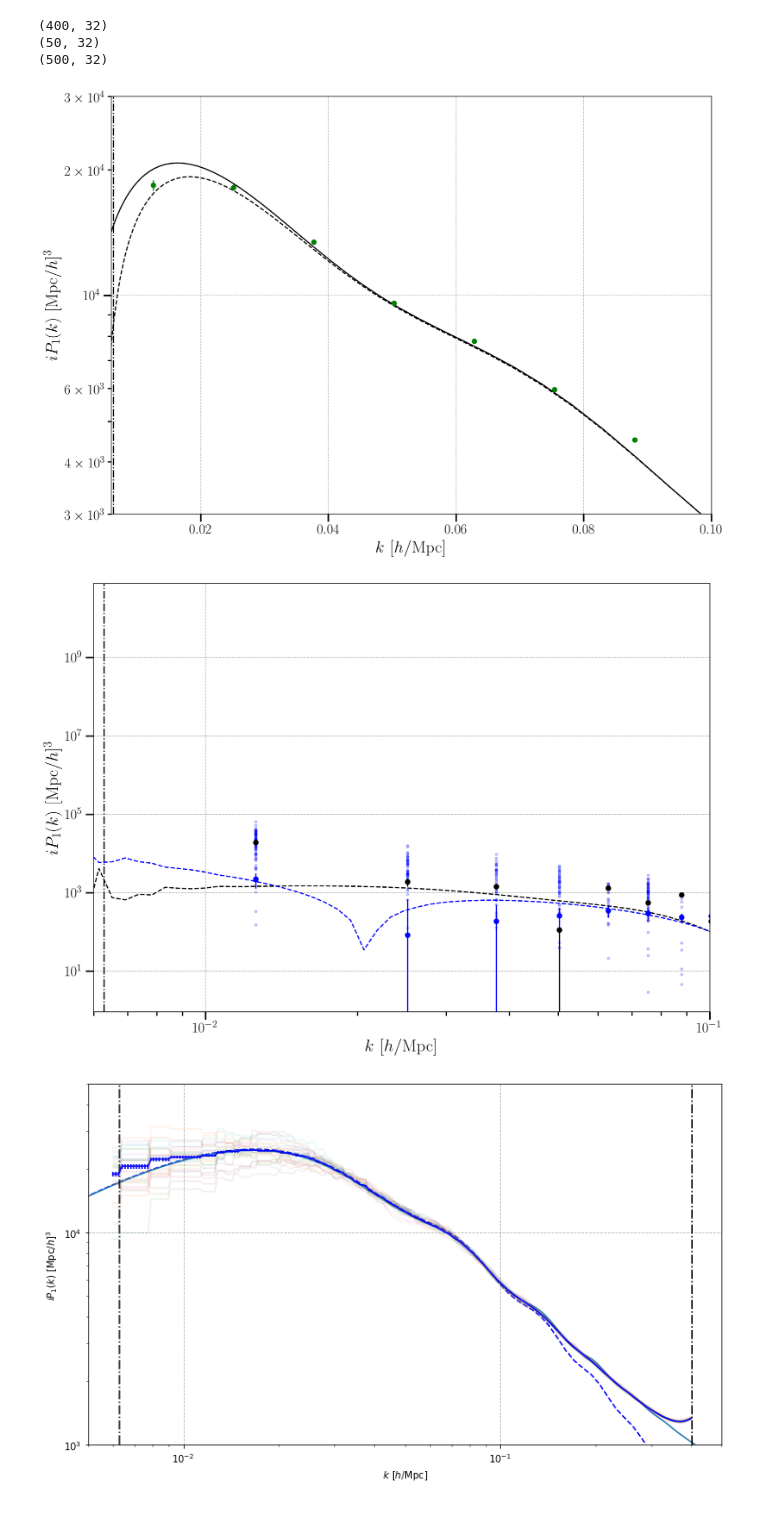
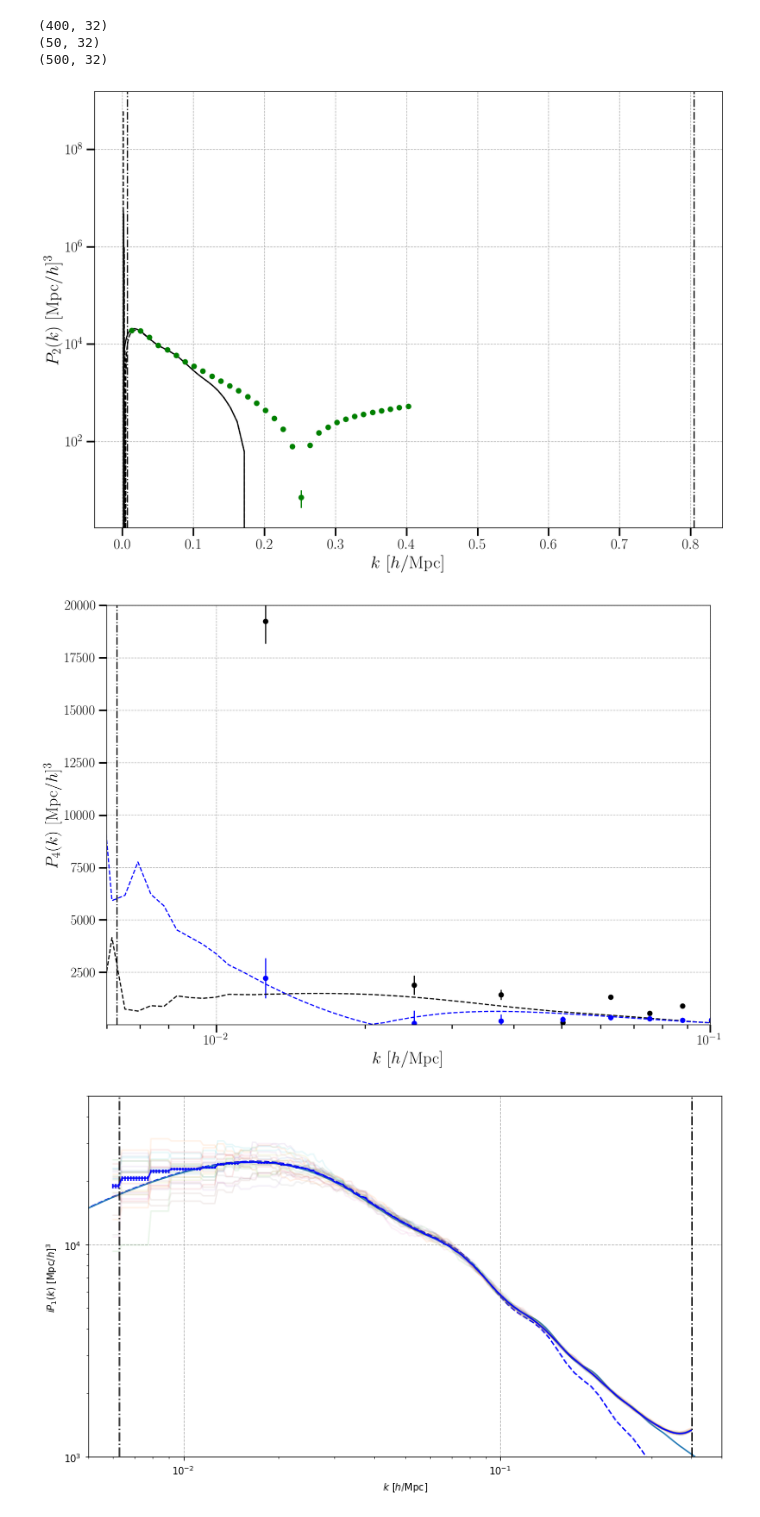
Before and after one commit to craddis1/PkBk, a Jupyter notebook: Notebooks/run_pk.ipynb, the cells around one changed output. Drawn from its saved outputs; the diff is of its cells as text; code cells hidden in the pictures.

```diff
--- a/Notebooks/run_pk.ipynb
+++ b/Notebooks/run_pk.ipynb
@@ -93,7 +93,7 @@ Wall time: 11.2 µs
 # %%
 %%time
 s=1 #units of 2*k_f
-k_est = np.arange(grid_info[5],grid_info[6],2*s*grid_info[5]) + s*grid_info[5] #create k bins centers - from k_f to k_ny with steps of s*k_f
+k_est1 = np.arange(grid_info[5],grid_info[6],2*s*grid_info[5]) + s*grid_info[5] #create k bins centers - from k_f to k_ny with steps of s*k_f
 binning_info = cgi.pk_compute_bins(k_est,s,grid_info[3],grid_info[5])
 #In_bin,N_modes
 # %% [output]
@@ -213,13 +214,15 @@ print(obs_pos)
 # %%
-ls= [4]
-#for doing all basic distanc ones in a loop
+ls= [1]
+#for doing all basic distance ones in a loop
 obs_pos_list = [(500,500,500),(500,500,400),(500,500,250),(500,500,100),(500,500,0),(500,500,-100),(500,500,-250),(500,500,-400),(500,500,-500),(500,500,-1000)]
+exorder = 2
+ts = [1]
 for i,obs_pos in enumerate(obs_pos_list):
     field = str(obs_pos[-1]) #'0_other'#'000'#'Cen'# 'real'#'PP'#
     if obs_pos[-1] == 500:
         field = 'Cen'
     field_add = '_LOS='+field
-    pk[field] = pk_realisations(field_add,pk[field],ls,ts,exorder,obs_pos,0,100)
+    pk2[field] = pk_realisations(field_add,pk2[field],ls,ts,exorder,obs_pos,0,100)
 # %%
 def avg_err(Pk):#ok so adapt to nested dict structure...
     Pk_avg = {}
@@ -264,11 +277,13 @@ def get_avg_dist(obs_pos):
     x_unorm , y_unorm , z_unorm = np.meshgrid(conf_space-obs_pos[0], conf_space-obs_pos[1], conf_space-obs_pos[2],indexing='ij')
     conf_norm = np.sqrt(x_unorm**2 + y_unorm**2 + z_unorm**2) # make a unit vector - normalise
     ds = np.where(conf_norm==0,1,conf_norm)
-    return 1/np.mean(1/ds)
+    return 1/np.mean((1/ds)),(1/np.mean((1/ds**2)))**(1/2),(1/np.mean((1/ds**3)))**(1/3)
 
-print(get_avg_dist((500,500,-500)))
+ddd= get_avg_dist((500,500,-100))
+print(ddd)
+print(ddd[0]/ddd[2])
 
 #print(np.sqrt(1000**2+250**2+250**2))
-print((1000**3)/(4*np.pi *(1060**2-500**2)/2))
+#print((1000**3)/(4*np.pi *(1060**2-500**2)/2))
 #print(1000**3)
 # %% [output]
@@ -278,10 +293,10 @@ print((1000**3)/(4*np.pi *(1060**2-500**2)/2))
 A_wa = np.linspace(-20,20,10000) #define A_wa sampling
 field_list = ['Cen','400','250','100','0','-100','-250','-400','-500','-1000']
 d_arr = np.array([0,100,250,400,500,600,750,900,1000,1500])
-d_arr_avg = np.zeros_like(d_arr)
+d_arr_avg = np.zeros((3,len(d_arr)))
 for i,dd in enumerate(d_arr):
     obs_pos = (500,500,500-dd)
-    d_arr_avg[i] = get_avg_dist(obs_pos)
+    d_arr_avg[:,i] = get_avg_dist(obs_pos)
 #obs_pos_list = []
 # %%
 def get_best_fit():#pp_th,pp_wa,est_pk,est_std
@@ -493,45 +498,37 @@ print(pk['PP']['l=2,t=0'].shape)
 # %%
 #quadrupole
 plt.figure(figsize=(14,10))
 
 plt.errorbar(k_est,np.abs(Pk_avg['PP']['l=2,t=0'].real),yerr=Pk_err['PP']['l=2,t=0'],fmt ='o',color='green')
-#plt.errorbar(k_est,np.abs(Pk_avg1['PP']['l=2,t=0'].real),yerr=Pk_err1['PP']['l=2,t=0'],fmt ='o',color='red')
-#plt.errorbar(k_est,np.abs(Pk_avg2['0']['l=2,t=0'].real),yerr=Pk_err2['0']['l=2,t=0'],fmt ='o',color='black')
+#plt.errorbar(k_est1,np.abs(Pk_avg1['PP']['l=2,t=0'].real),yerr=Pk_err1['PP']['l=2,t=0'],fmt ='o',color='red')
+#plt.errorbar(k_est,np.abs(Pk_avg['0']['l=2,t=0'].real),yerr=Pk_err['0']['l=2,t=0'],fmt ='o',color='black')
 
 #plt.errorbar(k_est,(Pk_avg['0']['l=2,t=0'].real),yerr=Pk_err['0']['l=2,t=0'],fmt ='o',color='black')
-
-#plt.plot(ks,np.abs(full_dfog(ks,5.22,0)))
-
-
-#plt.plot(ks,np.abs(pk_dfog(ks,5)),'--',color='black')
-#plt.plot(ks,np.abs(wa_dfog(ks,5,560,0)),'--',color='green')
-#plt.plot(ks,np.abs(wa_dfog(ks,5,1000,0)),'--',color='red')
 
 plt.plot(ks, pk_quad_dfog(ks,5.3),color='black')
 plt.plot(ks, pk_quad_dfog(ks,5.3)+pk_quad_dfog_wa(ks,5.3,500,0),color='black',linestyle='--')
 #
 #plt.loglog(ks,Pl2_pp,'--',color='black')
 for i in range(100):
     1#plt.loglog(k_est,(np.abs(pk_500['l=2,t=5'][i].real)),'.',alpha=0.2,color='blue')
     1#plt.loglog(k_est,(np.abs(pk_500['l=2,t=0'][i].real)),'.',alpha=0.2,color='red')
 
 
 plt.axvline(x = grid_info[5], linestyle='-.', color = 'black')
 plt.axvline(x = grid_info[6], linestyle='-.', color = 'black')
-plt.xlim(6e-3,0.1e0)
-plt.ylim(3e+3,3e+4)
+#plt.xlim(6e-3,0.1e0)
+#plt.ylim(3e+3,3e+4)
 plt.xlabel('$k\,\,[h/\mathrm{Mpc}]$')
-plt.ylabel('$i P_{1}(k)\,\,[\mathrm{Mpc}/h]^3$')
-
+plt.ylabel('$P_{2}(k)\,\,[\mathrm{Mpc}/h]^3$')
 #plt.xscale('log')
 plt.yscale('log')
 
 plt.grid(ls='--',lw=0.75)
 #plt.savefig("P_0_pp_comp.png",bbox_inches='tight')
 # %% [output]
-[figure, old version]
+[figure, new version]
 # %%
-#quadrupole
+#hexadecapole
 plt.figure(figsize=(14,10))
 
 plt.errorbar(k_est,np.abs(Pk_avg['PP']['l=4,t=0'].real),yerr=Pk_err['PP']['l=4,t=0'],fmt ='o',color='black')
@@ -544,24 +541,24 @@ plt.plot(ks, np.abs(pk_hexa_dfog(ks,sigma)),linestyle='--',color='black')
 plt.plot(ks, np.abs(pk_hexa_dfog(ks,sigma)+pk_quad_dfog_wa(ks,sigma,430,0)),linestyle='--',color='blue')
 #plt.loglog(ks,Pl2_pp,'--',color='black')
 for i in range(100):
-    plt.plot(k_est,-(pk['PP']['l=4,t=0'][i].real),'.',alpha=0.2,color='blue')
+    1#plt.plot(k_est,-(pk['PP']['l=4,t=0'][i].real),'.',alpha=0.2,color='blue')
     1#plt.plot(k_est,(np.abs(pk_500['l=2,t=0'][i].real)),'.',alpha=0.2,color='red')
 
 
 plt.axvline(x = grid_info[5], linestyle='-.', color = 'black')
 plt.axvline(x = grid_info[6], linestyle='-.', color = 'black')
 plt.xlim(6e-3,0.1e0)
-#plt.ylim(1e+1,2e+4)
+plt.ylim(1e+1,2e+4)
 plt.xlabel('$k\,\,[h/\mathrm{Mpc}]$')
-plt.ylabel('$i P_{1}(k)\,\,[\mathrm{Mpc}/h]^3$')
+plt.ylabel('$ P_{4}(k)\,\,[\mathrm{Mpc}/h]^3$')
 
 plt.xscale('log')
-plt.yscale('log')
+#plt.yscale('log')
 
 plt.grid(ls='--',lw=0.75)
 #plt.savefig("P_0_pp_comp.png",bbox_inches='tight')
 # %% [output]
-[figure, old version]
+[figure, new version]
 # %%
 #real space
 plt.figure(figsize=(12,7))
```
Also changed, not shown: parts of 26 cells of this notebook, 5 other files.
